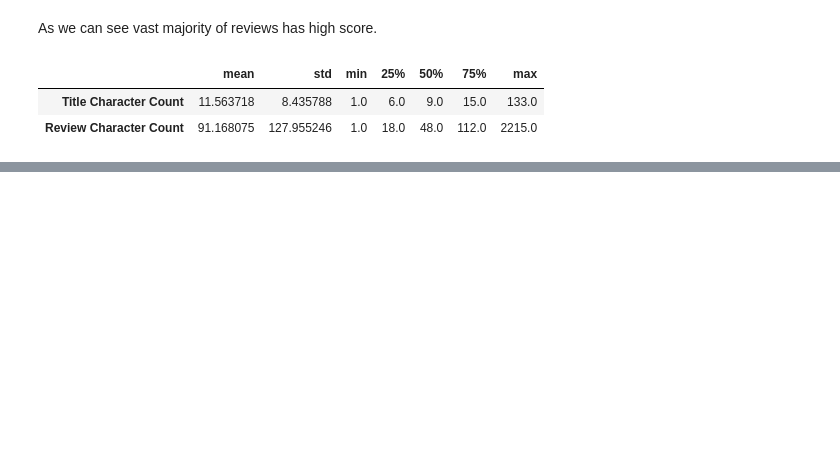
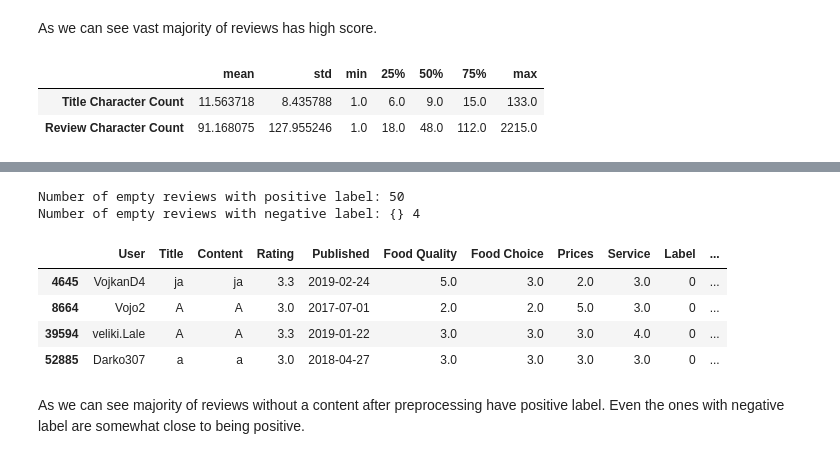
Before and after one commit to stevanmatovic/serbian-sentiment-analysis, a Jupyter notebook: donesi.ipynb, the cells around one changed output, grey strips where cells are left out. Drawn from its saved outputs; the diff is of its cells as text; code cells hidden in the pictures; blank space fills up the shorter version.

```diff
--- a/donesi.ipynb
+++ b/donesi.ipynb
@@ -86,0 +128,16 @@ def preprocess(words):
+# %%
+print('Number of empty reviews with positive label:',empty_reviews[empty_reviews['Label'] == 1].shape[0])
+print('Number of empty reviews with negative label:',empty_reviews[empty_reviews['Label'] == 0].shape[0])
+# %% [output]
+Number of empty reviews with positive label: 50
+Number of empty reviews with negative label: {} 4
+# %%
+empty_reviews[empty_reviews['Label']==0]
+# %% [output]
+|  | User | Title | Content | Rating | Published | Food Quality | Food Choice | Prices | Service | Label | ... |
+| 4645 | VojkanD4 | ja | ja | 3.3 | 2019-02-24 | 5.0 | 3.0 | 2.0 | 3.0 | 0 | ... |
+| 8664 | Vojo2 | A | A | 3.0 | 2017-07-01 | 2.0 | 2.0 | 5.0 | 3.0 | 0 | ... |
+| 39594 | veliki.Lale | A | A | 3.3 | 2019-01-22 | 3.0 | 3.0 | 3.0 | 4.0 | 0 | ... |
+| 52885 | Darko307 | a | a | 3.0 | 2018-04-27 | 3.0 | 3.0 | 3.0 | 3.0 | 0 | ... |
+# %% [markdown]
+As we can see majority of reviews without a content after preprocessing have positive label. Even the ones with negative label are somewhat close to being positive.
```
Also changed, not shown: parts of 10 cells of this notebook, 2 other files.
